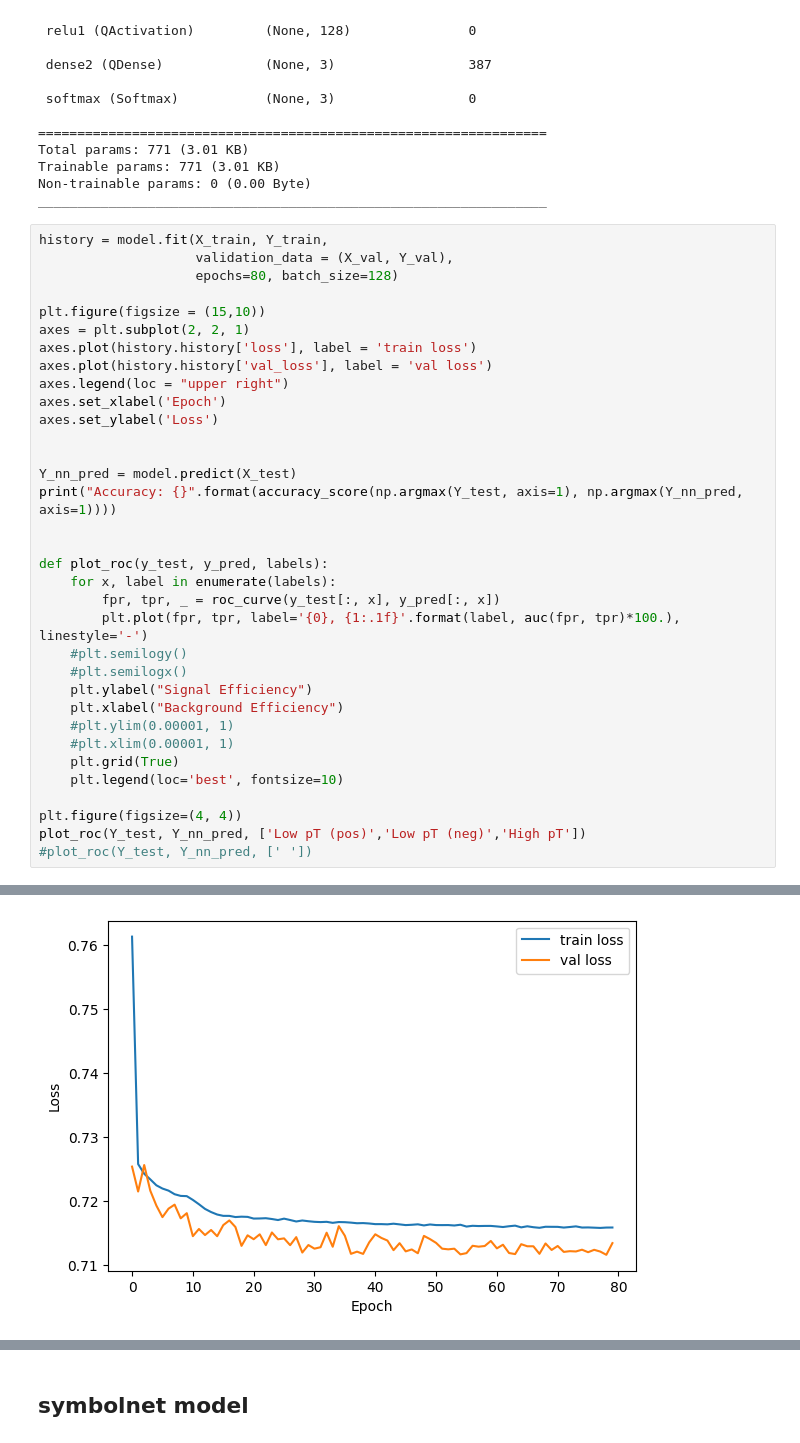
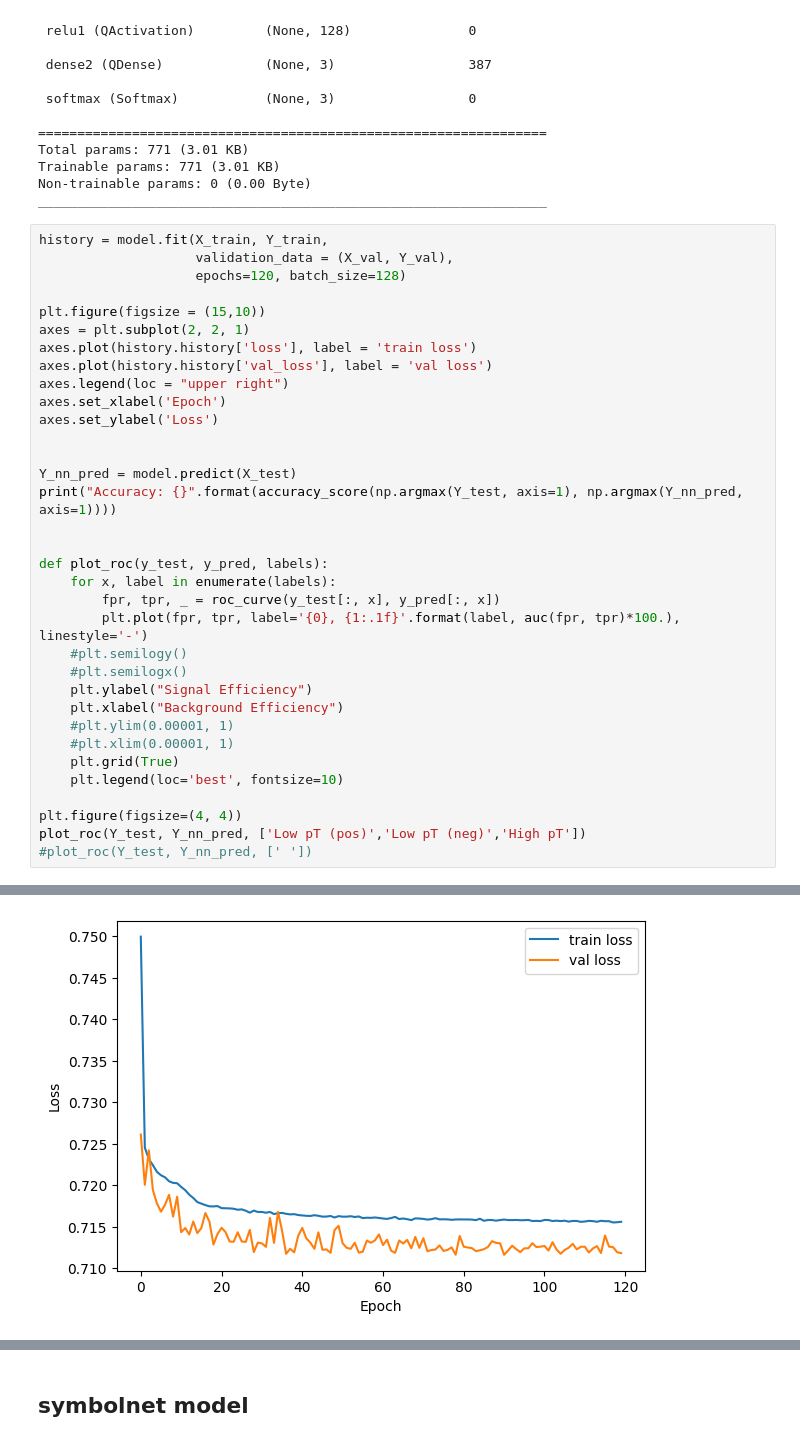
Before and after one commit to hftsoi/smart-pixels, a Jupyter notebook: model1.ipynb, the cells around one changed output, grey strips where cells are left out. Cells and saved outputs as stored; diff of their text form.

```diff
--- a/model1.ipynb
+++ b/model1.ipynb
@@ -115,7 +115,7 @@ _________________________________________________________________
 # %%
 history = model.fit(X_train, Y_train,
                     validation_data = (X_val, Y_val),
-                    epochs=80, batch_size=128)
+                    epochs=120, batch_size=128)
 
 plt.figure(figsize = (15,10))
 axes = plt.subplot(2, 2, 1)
@@ -167,4 +167,4 @@ Accuracy: 0.501792
-[figure, old version]
+[figure, new version]
 [figure]
 # %%
 plt.figure(figsize=(4, 4))
```
Also changed, not shown: parts of 5 cells of this notebook.
